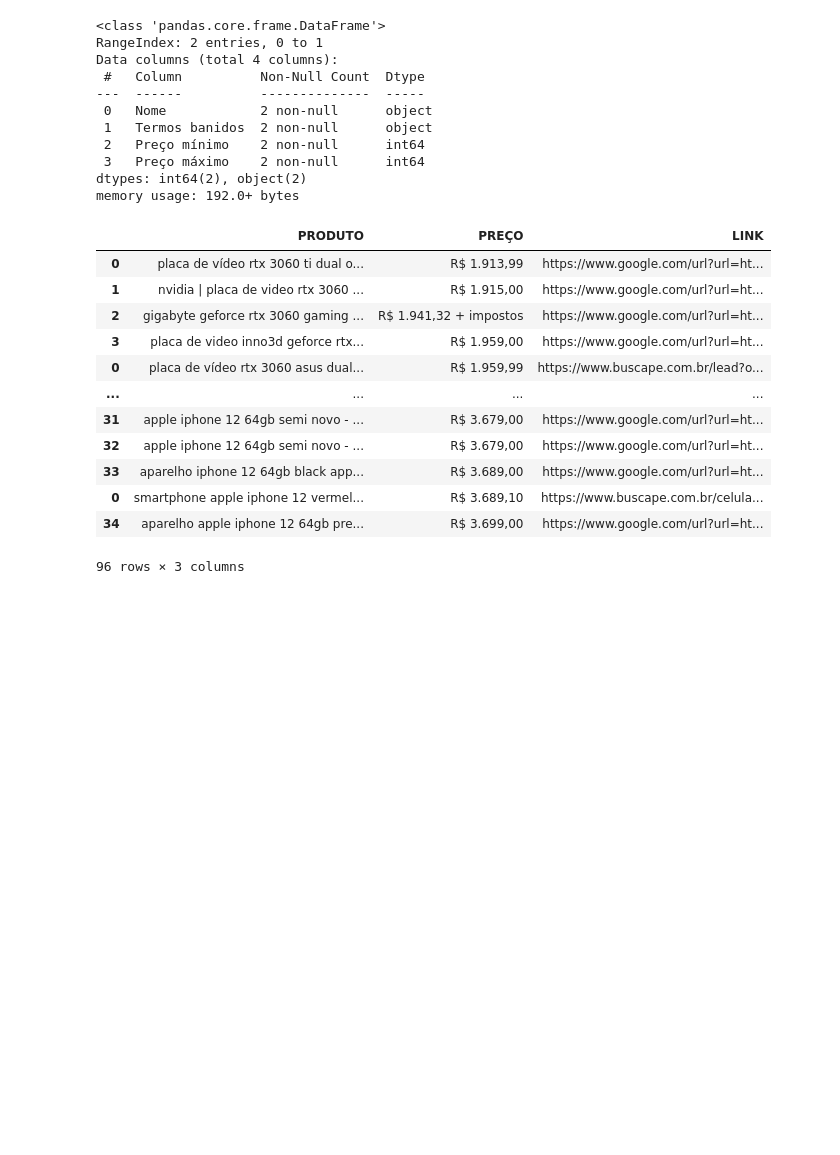
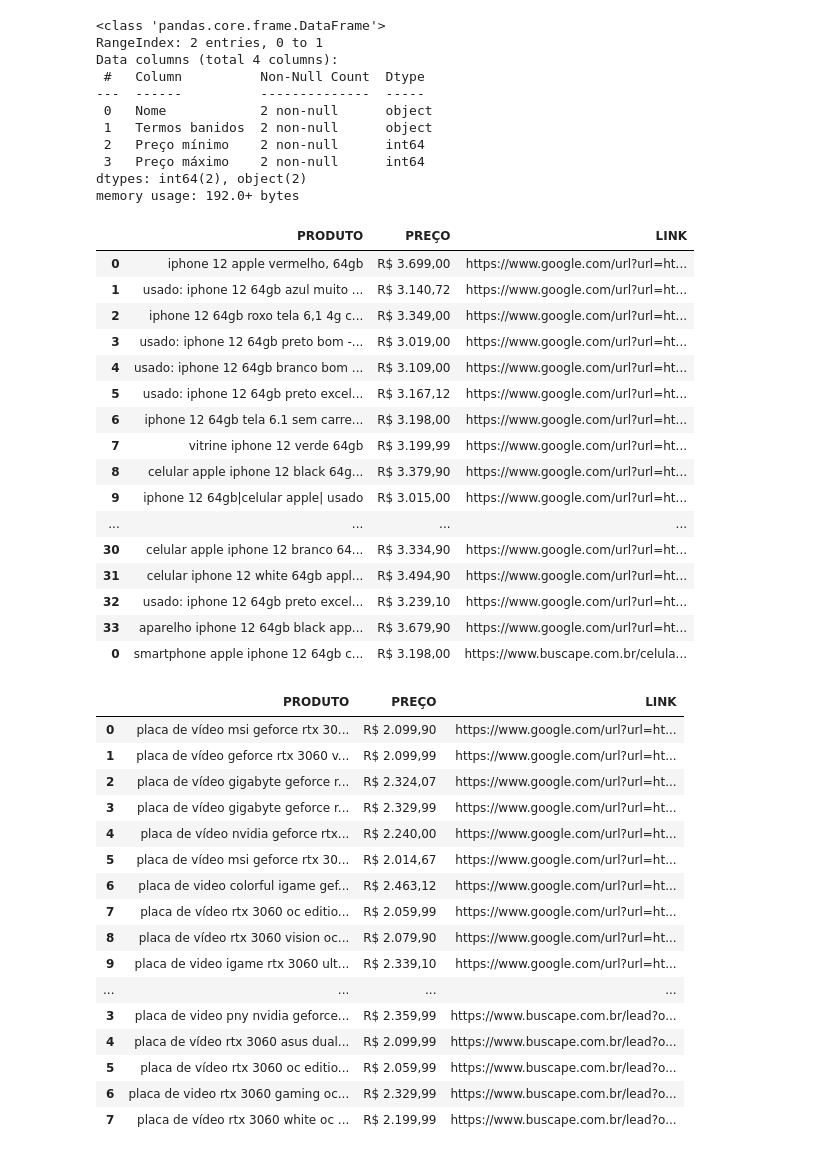
Before and after one commit to NicoArth-17/pesquisa_de_preco, a Jupyter notebook: PesquisarPreço/Arquivo Inicial - Pesquisa de Preços.ipynb, the cells around one changed output. Drawn from its saved outputs; the diff is of its cells as text; code cells hidden in the pictures; blank space fills up the shorter version.

```diff
--- a/PesquisarPreço/Arquivo Inicial - Pesquisa de Preços.ipynb
+++ b/PesquisarPreço/Arquivo Inicial - Pesquisa de Preços.ipynb
@@ -129,8 +129,6 @@ def pesquisa_google(nav, nome_produto, nomes_banidos, preço_min, preço_max):
 
             resultado_pesquisa.append((nome_produto, preço, link))
 
-    # Ordenando lsta crescentemente a partir do indice 1 da tupla
-    resultado_pesquisa.sort(key= lambda x: x[1], reverse=False)
     return resultado_pesquisa
 # %%
 import time
@@ -194,47 +192,73 @@ def pesquisa_buscape(nav, nome_produto, nomes_banidos, preço_min, preço_max):
 
                 resultado_pesquisa.append((nome_produto, preço, link))
 
-    # Ordenando lsta crescentemente a partir do indice 1 da tupla
-    resultado_pesquisa.sort(key= lambda x: x[1], reverse=False)
     return resultado_pesquisa
 # %%
-valores_encontrados = pd.DataFrame(index=None)
+# Criando df separados para cada produto
+iphone_df = pd.DataFrame(index=None)
+rtx_df = pd.DataFrame(index=None)
 
-
+# Rodando functions para pesquisar no gshopping e no buscapé percorrendo os produtos da tabela inicial
 for linha in produtos_df.index:
     nomes_banidos = produtos_df.loc[linha, 'Termos banidos']
     nome_produto = produtos_df.loc[linha, 'Nome']
     preço_max = produtos_df.loc[linha, 'Preço máximo']
     preço_min = produtos_df.loc[linha, 'Preço mínimo']
 
     gshop = pesquisa_google(nav, nome_produto, nomes_banidos, preço_min, preço_max)
     if gshop:
         gshop_df = pd.DataFrame(gshop, columns=['PRODUTO', 'PREÇO', 'LINK'])
-        valores_encontrados = pd.concat([valores_encontrados, gshop_df])
+        if 'iphone' in gshop[0][0]:
+            iphone_df = pd.concat([iphone_df, gshop_df])
+            # valores_encontrados = pd.concat([valores_encontrados, gshop_df])
+        elif 'rtx' in gshop[0][0]:
+            rtx_df = pd.concat([rtx_df, gshop_df])
     else:
         gshop_df = None
 
     buscape = pesquisa_buscape(nav, nome_produto, nomes_banidos, preço_min, preço_max)
     if buscape:
         buscape_df = pd.DataFrame(buscape, columns=['PRODUTO', 'PREÇO', 'LINK'])
-        valores_encontrados = pd.concat([valores_encontrados, buscape_df])
+        if 'iphone' in buscape[0][0]:
+            iphone_df = pd.concat([iphone_df, buscape_df])
+            # valores_encontrados = pd.concat([valores_encontrados, gshop_df])
+        elif 'rtx' in buscape[0][0]:
+            rtx_df = pd.concat([rtx_df, buscape_df])
+        # valores_encontrados = pd.concat([valores_encontrados, buscape_df])
     else:
         buscape_df = None
-
-# Ordeando preços do menor para o maior
-valores_encontrados = valores_encontrados.sort_values(['PREÇO'])
-display(valores_encontrados)
 # %% [output]
 |  | PRODUTO | PREÇO | LINK |
-| 0 | placa de vídeo rtx 3060 ti dual o... | R$ 1.913,99 | https://www.google.com/url?url=ht... |
-| 1 | nvidia | placa de video rtx 3060 ... | R$ 1.915,00 | https://www.google.com/url?url=ht... |
-| 2 | gigabyte geforce rtx 3060 gaming ... | R$ 1.941,32 + impostos | https://www.google.com/url?url=ht... |
-| 3 | placa de video inno3d geforce rtx... | R$ 1.959,00 | https://www.google.com/url?url=ht... |
-| 0 | placa de vídeo rtx 3060 asus dual... | R$ 1.959,99 | https://www.buscape.com.br/lead?o... |
+| 0 | iphone 12 apple vermelho, 64gb | R$ 3.699,00 | https://www.google.com/url?url=ht... |
+| 1 | usado: iphone 12 64gb azul muito ... | R$ 3.140,72 | https://www.google.com/url?url=ht... |
+| 2 | iphone 12 64gb roxo tela 6,1 4g c... | R$ 3.349,00 | https://www.google.com/url?url=ht... |
+| 3 | usado: iphone 12 64gb preto bom -... | R$ 3.019,00 | https://www.google.com/url?url=ht... |
+| 4 | usado: iphone 12 64gb branco bom ... | R$ 3.109,00 | https://www.google.com/url?url=ht... |
+| 5 | usado: iphone 12 64gb preto excel... | R$ 3.167,12 | https://www.google.com/url?url=ht... |
+| 6 | iphone 12 64gb tela 6.1 sem carre... | R$ 3.198,00 | https://www.google.com/url?url=ht... |
+| 7 | vitrine iphone 12 verde 64gb | R$ 3.199,99 | https://www.google.com/url?url=ht... |
+| 8 | celular apple iphone 12 black 64g... | R$ 3.379,90 | https://www.google.com/url?url=ht... |
+| 9 | iphone 12 64gb|celular apple| usado | R$ 3.015,00 | https://www.google.com/url?url=ht... |
 | ... | ... | ... | ... |
-| 31 | apple iphone 12 64gb semi novo - ... | R$ 3.679,00 | https://www.google.com/url?url=ht... |
-| 32 | apple iphone 12 64gb semi novo - ... | R$ 3.679,00 | https://www.google.com/url?url=ht... |
-| 33 | aparelho iphone 12 64gb black app... | R$ 3.689,00 | https://www.google.com/url?url=ht... |
-| 0 | smartphone apple iphone 12 vermel... | R$ 3.689,10 | https://www.buscape.com.br/celula... |
-| 34 | aparelho apple iphone 12 64gb pre... | R$ 3.699,00 | https://www.google.com/url?url=ht... |
+| 30 | celular apple iphone 12 branco 64... | R$ 3.334,90 | https://www.google.com/url?url=ht... |
+| 31 | celular iphone 12 white 64gb appl... | R$ 3.494,90 | https://www.google.com/url?url=ht... |
+| 32 | usado: iphone 12 64gb preto excel... | R$ 3.239,10 | https://www.google.com/url?url=ht... |
+| 33 | aparelho iphone 12 64gb black app... | R$ 3.679,90 | https://www.google.com/url?url=ht... |
+| 0 | smartphone apple iphone 12 64gb c... | R$ 3.198,00 | https://www.buscape.com.br/celula... |
-96 rows × 3 columns
+|  | PRODUTO | PREÇO | LINK |
+| 0 | placa de vídeo msi geforce rtx 30... | R$ 2.099,90 | https://www.google.com/url?url=ht... |
+| 1 | placa de vídeo geforce rtx 3060 v... | R$ 2.099,99 | https://www.google.com/url?url=ht... |
+| 2 | placa de vídeo gigabyte geforce r... | R$ 2.324,07 | https://www.google.com/url?url=ht... |
+| 3 | placa de vídeo gigabyte geforce r... | R$ 2.329,99 | https://www.google.com/url?url=ht... |
+| 4 | placa de vídeo nvidia geforce rtx... | R$ 2.240,00 | https://www.google.com/url?url=ht... |
+| 5 | placa de vídeo msi geforce rtx 30... | R$ 2.014,67 | https://www.google.com/url?url=ht... |
+| 6 | placa de video colorful igame gef... | R$ 2.463,12 | https://www.google.com/url?url=ht... |
+| 7 | placa de vídeo rtx 3060 oc editio... | R$ 2.059,99 | https://www.google.com/url?url=ht... |
+| 8 | placa de vídeo rtx 3060 vision oc... | R$ 2.079,90 | https://www.google.com/url?url=ht... |
+| 9 | placa de video igame rtx 3060 ult... | R$ 2.339,10 | https://www.google.com/url?url=ht... |
+| ... | ... | ... | ... |
+| 3 | placa de video pny nvidia geforce... | R$ 2.359,99 | https://www.buscape.com.br/lead?o... |
+| 4 | placa de vídeo rtx 3060 asus dual... | R$ 2.099,99 | https://www.buscape.com.br/lead?o... |
+| 5 | placa de vídeo rtx 3060 oc editio... | R$ 2.059,99 | https://www.buscape.com.br/lead?o... |
+| 6 | placa de video rtx 3060 gaming oc... | R$ 2.329,99 | https://www.buscape.com.br/lead?o... |
+| 7 | placa de vídeo rtx 3060 white oc ... | R$ 2.199,99 | https://www.buscape.com.br/lead?o... |
```
Also changed, not shown: parts of 5 cells of this notebook, 2 other files.
